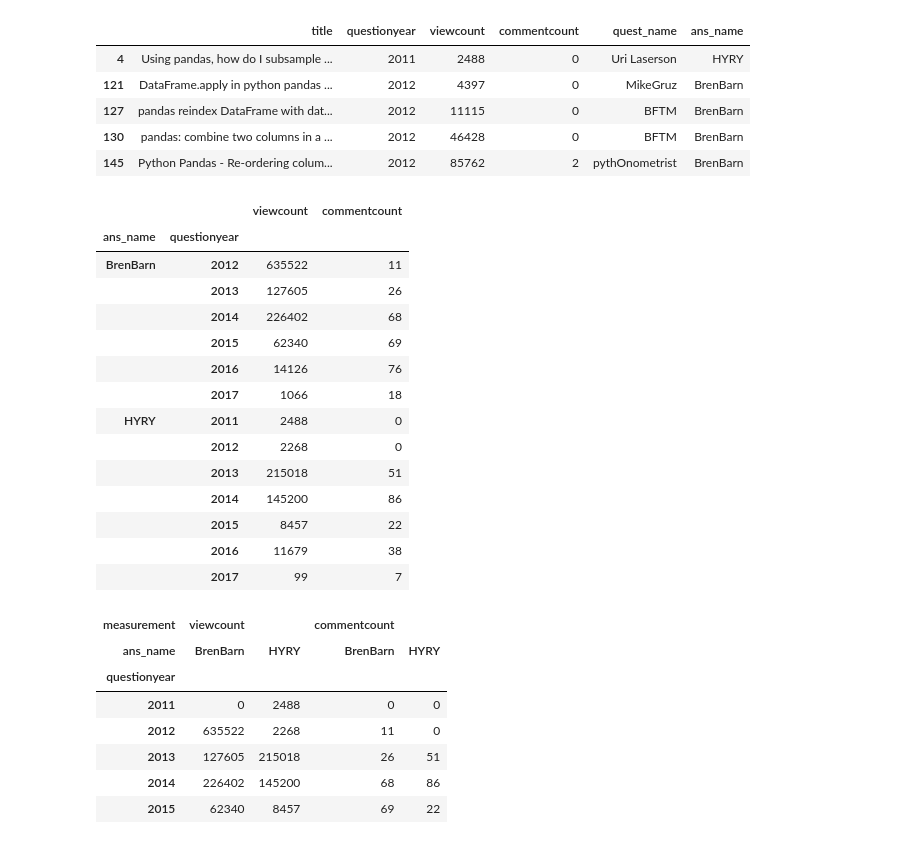
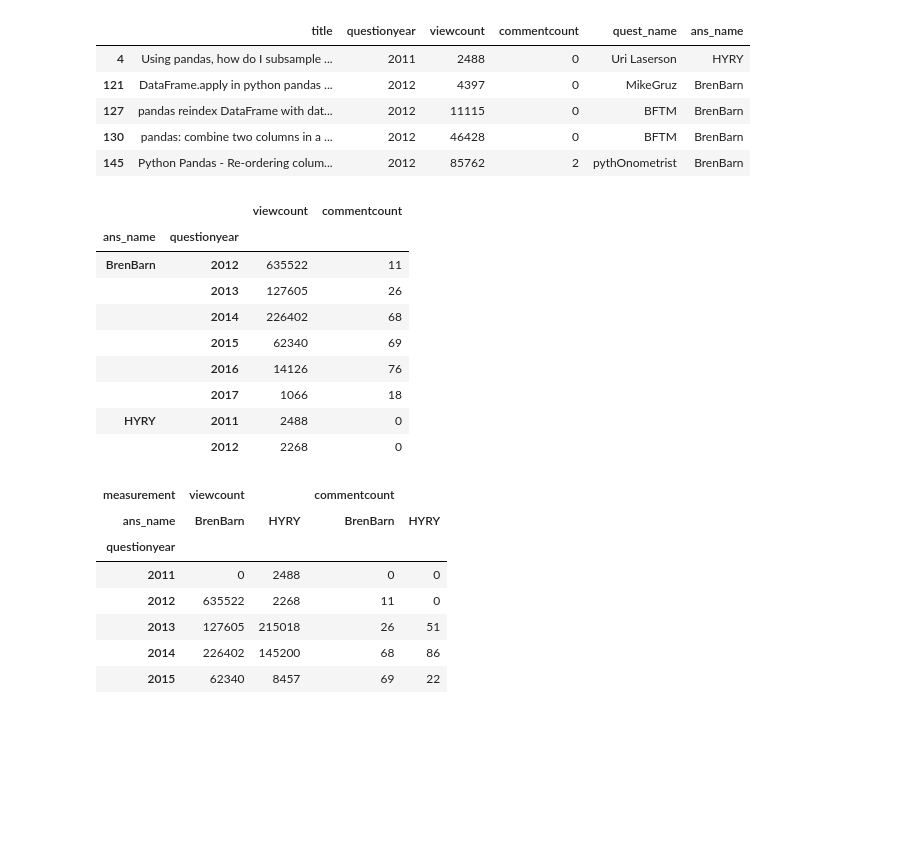
Before and after one commit to onlyphantom/WebAnalytics, a Jupyter notebook: lecture3.ipynb, the cells around one changed output. Cells and saved outputs as stored; diff of their text form; code cells hidden in the pictures; blank space fills up the shorter version.

```diff
--- a/lecture3.ipynb
+++ b/lecture3.ipynb
@@ -267,23 +267,18 @@ hybren.head()
 | 145 | Python Pandas - Re-ordering colum... | 2012 | 85762 | 2 | pythOnometrist | BrenBarn |
 # %%
 x = hybren.groupby(['ans_name', 'questionyear']).sum()
-x
+x.head(8)
 # %% [output]
 |  |  | viewcount | commentcount |
 | ans_name | questionyear |  |  |
 | BrenBarn | 2012 | 635522 | 11 |
 |  | 2013 | 127605 | 26 |
 |  | 2014 | 226402 | 68 |
 |  | 2015 | 62340 | 69 |
 |  | 2016 | 14126 | 76 |
 |  | 2017 | 1066 | 18 |
 | HYRY | 2011 | 2488 | 0 |
 |  | 2012 | 2268 | 0 |
-|  | 2013 | 215018 | 51 |
-|  | 2014 | 145200 | 86 |
-|  | 2015 | 8457 | 22 |
-|  | 2016 | 11679 | 38 |
-|  | 2017 | 99 | 7 |
 # %%
 dat = x.unstack(level=['ans_name'], fill_value=0)
 dat.columns.names=['measurement', 'ans_name']
```
Also changed, not shown: parts of 32 cells of this notebook.
